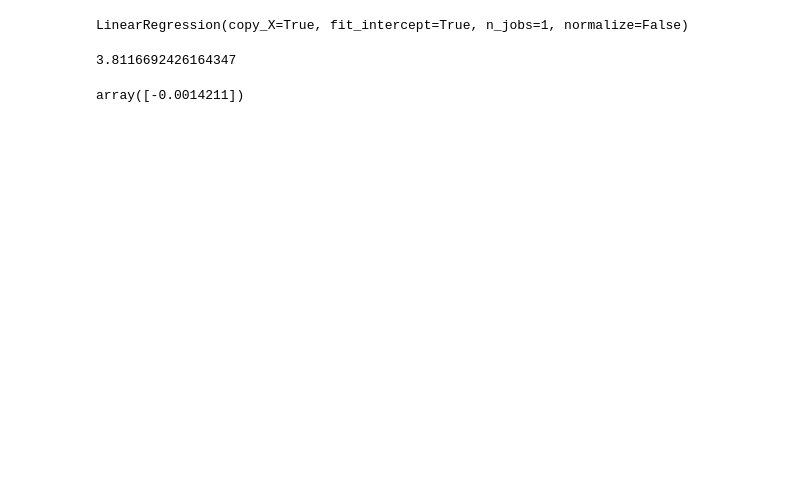
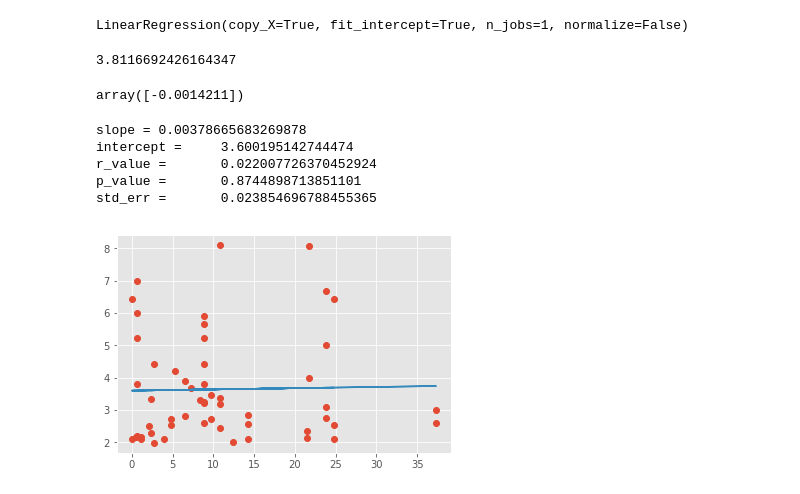
Before and after one commit to perigee/musee, a Jupyter notebook: musee.ipynb, the cells around one changed output. Saved outputs shown, nothing was run; the diff lists cells and outputs as text; code cells hidden in the pictures; blank space fills up the shorter version.

```diff
--- a/musee.ipynb
+++ b/musee.ipynb
@@ -290,3 +290,16 @@ lm.intercept_
 lm.coef_
 # %% [output]
 array([-0.0014211])
+# %%
+from scipy.stats import linregress
+slope, intercept, r_value, p_value, std_err = linregress(mdata['population'], mdata['visitors'])
+line = slope*mdata['population']+intercept
+plt.plot(mdata['population'], mdata['visitors'], 'o', mdata['population'], line)
+print('slope =\t{}\nintercept =\t{}\nr_value =\t{}\np_value =\t{}\nstd_err =\t{}'.format(slope, intercept, r_value, p_value, std_err))
+# %% [output]
+slope = 0.00378665683269878
+intercept =     3.600195142744474
+r_value =       0.022007726370452924
+p_value =       0.8744898713851101
+std_err =       0.023854696788455365
+[figure, added]
```
Also changed, not shown: parts of 11 cells of this notebook.
